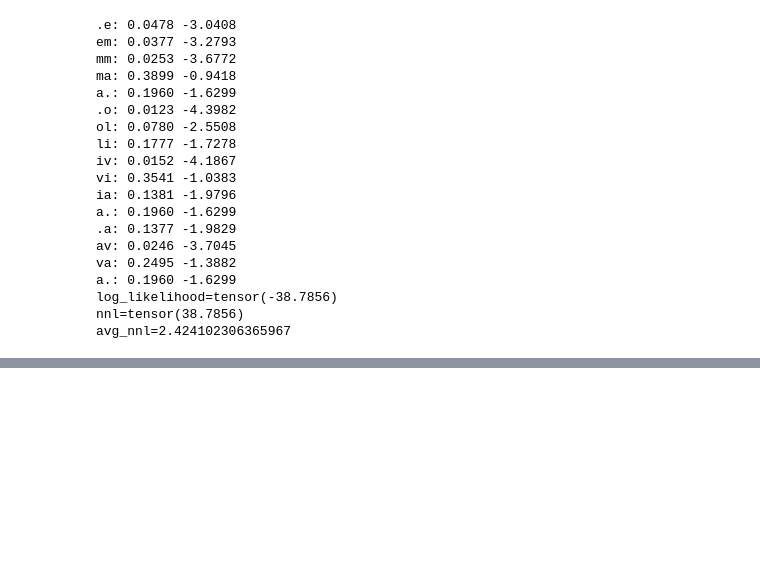
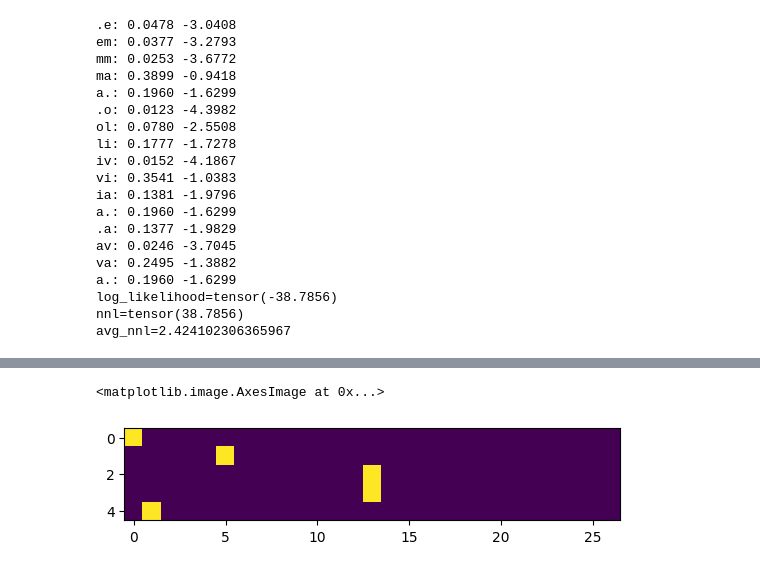
Before and after one commit to rotemfogel/nn-zero-to-hero, a Jupyter notebook: makemore/makemore_part1_bigrams.ipynb, the cells around one changed output, grey strips where cells are left out. Cells and saved outputs as stored; diff of their text form; code cells hidden in the pictures; blank space fills up the shorter version.

```diff
--- a/makemore/makemore_part1_bigrams.ipynb
+++ b/makemore/makemore_part1_bigrams.ipynb
@@ -329,3 +329,18 @@ a.: 0.1960 -1.6299
 log_likelihood=tensor(-38.7856)
 nnl=tensor(38.7856)
 avg_nnl=2.424102306365967
+# %%
+# Let's transfer this work to NN
+# First, create the training set of the bigrams
+
+xs, ys = [], []
+for w in words[:1]:
+    chars = [DOT] + list(w) + [DOT]
+    for c1, c2 in zip(chars, chars[1:]):
+        ix1 = stoi[c1]
+        ix2 = stoi[c2]
+        xs.append(ix1)
+        ys.append(ix2)
+
+xs = torch.tensor(xs)
+ys = torch.tensor(ys)
@@ -331,0 +351,4 @@ avg_nnl=2.424102306365967
+# %%
+import torch.nn.functional as F
+xenc = F.one_hot(xs, num_classes=27).float()
+xenc
@@ -331,0 +366,5 @@ avg_nnl=2.424102306365967
+# %%
+plt.imshow(xenc)
+# %% [output]
+<matplotlib.image.AxesImage at 0x...>
+[figure, added]
```
Also changed, not shown: parts of 7 cells of this notebook.
